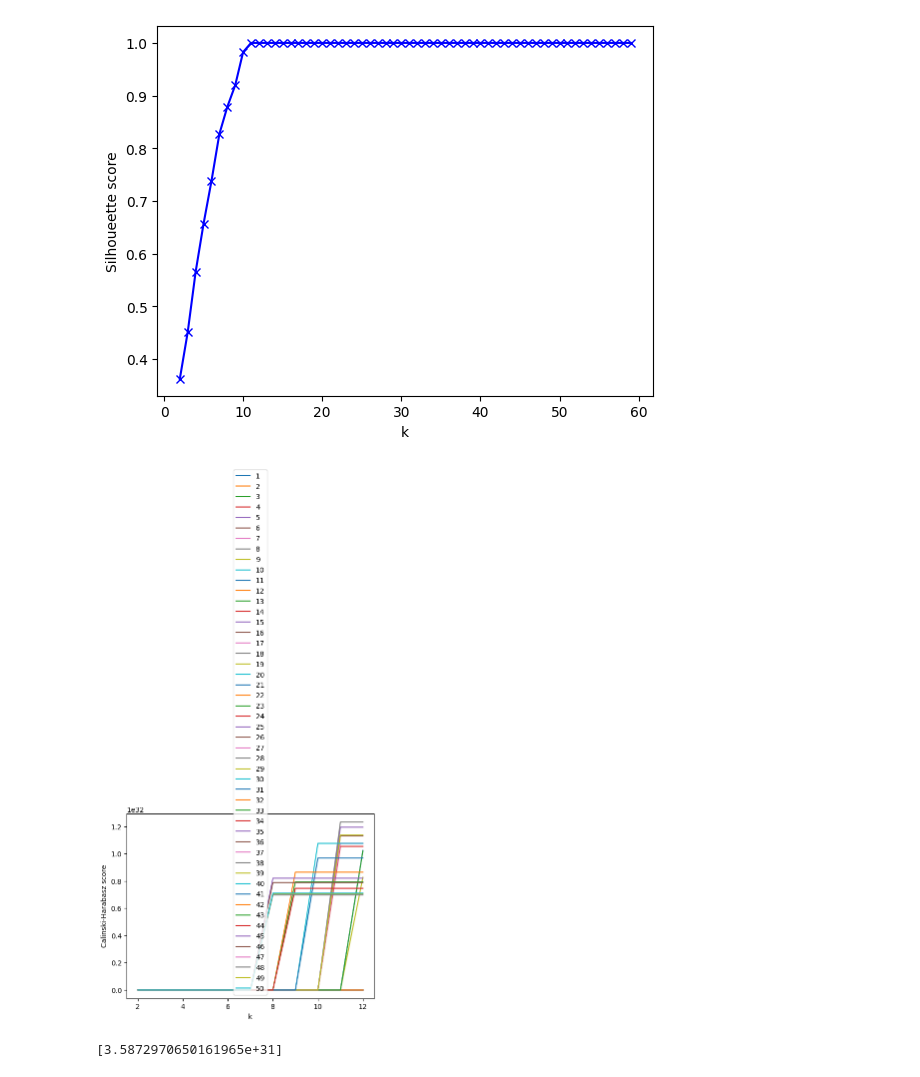
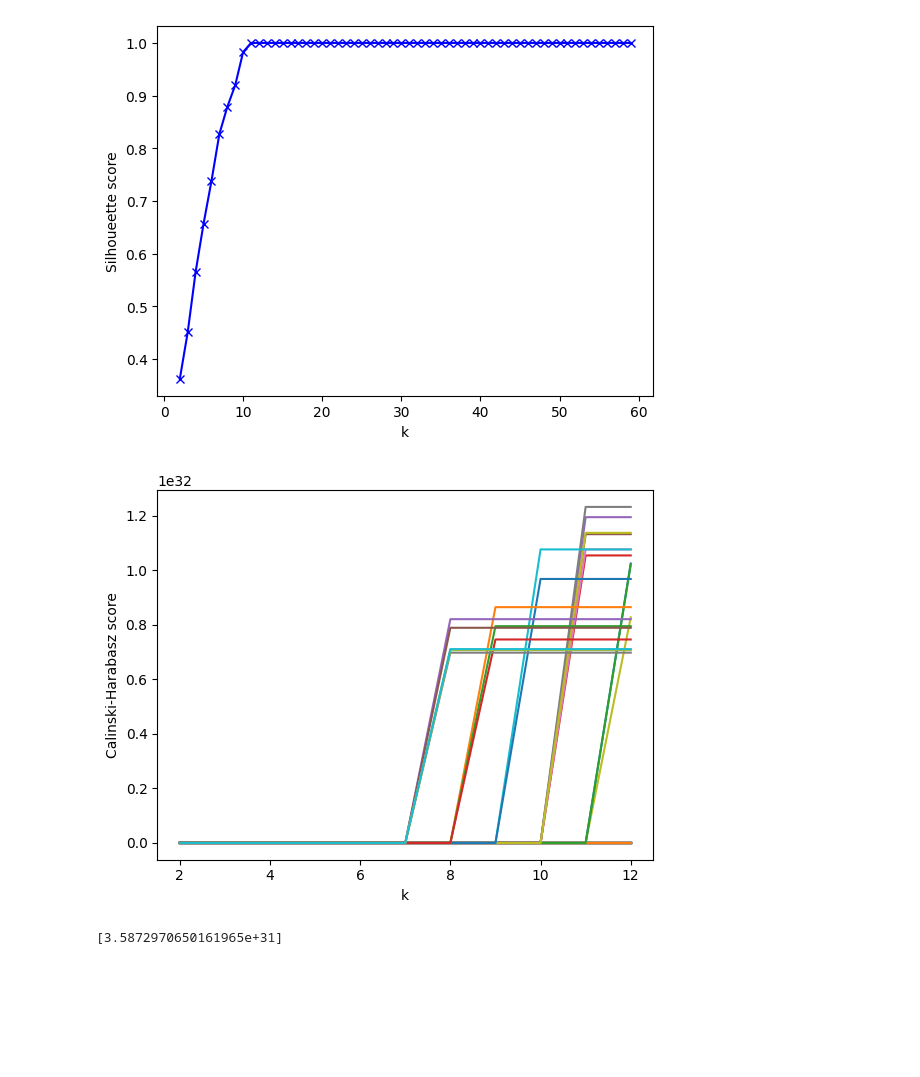
Before and after one commit to raphaelgoms/analysis-scripts, a Jupyter notebook: exps-data-analyzer.ipynb, the cells around one changed output. Cells and saved outputs as stored; diff of their text form; code cells hidden in the pictures; blank space fills up the shorter version.

```diff
--- a/exps-data-analyzer.ipynb
+++ b/exps-data-analyzer.ipynb
@@ -483,25 +483,25 @@ plt.show()
 # %%
 for gen_id in range(1, 51):
     if gen_id > 0:
         elite_df = analyzer.get_data_frame(f"elite-f{func_number}-s{seed}-g{gen_id}")
 
         metric = []
         K = range(2,int(np.sqrt(180)))
         for k in K:
             kmeanModel = KMeans(n_clusters=k).fit(elite_df)
             kmeanModel.fit(elite_df)
             metric.append(calinski_harabasz_score(elite_df,  kmeanModel.labels_))
 
 
         # Plot the elbow
         plt.plot(K, metric, label=f"{gen_id}")
 
 plt.xlabel('k')
 plt.ylabel('Calinski-Harabasz score')
-plt.legend()
+#plt.legend()
 plt.show()
 # %% [output]
-[figure, old version]
+[figure, new version]
 # %%
 max_metric
 # %% [output]
```
Also changed, not shown: parts of 13 cells of this notebook.
